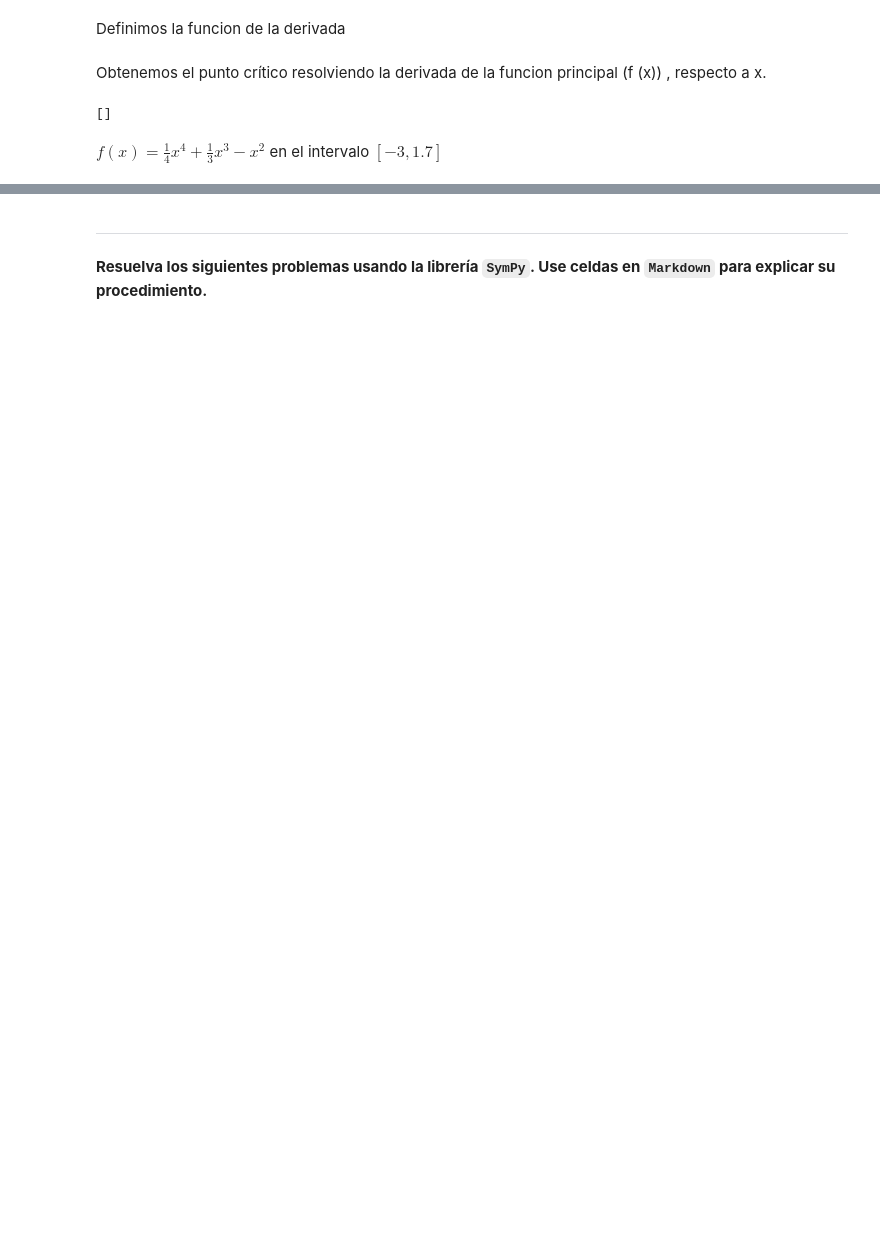
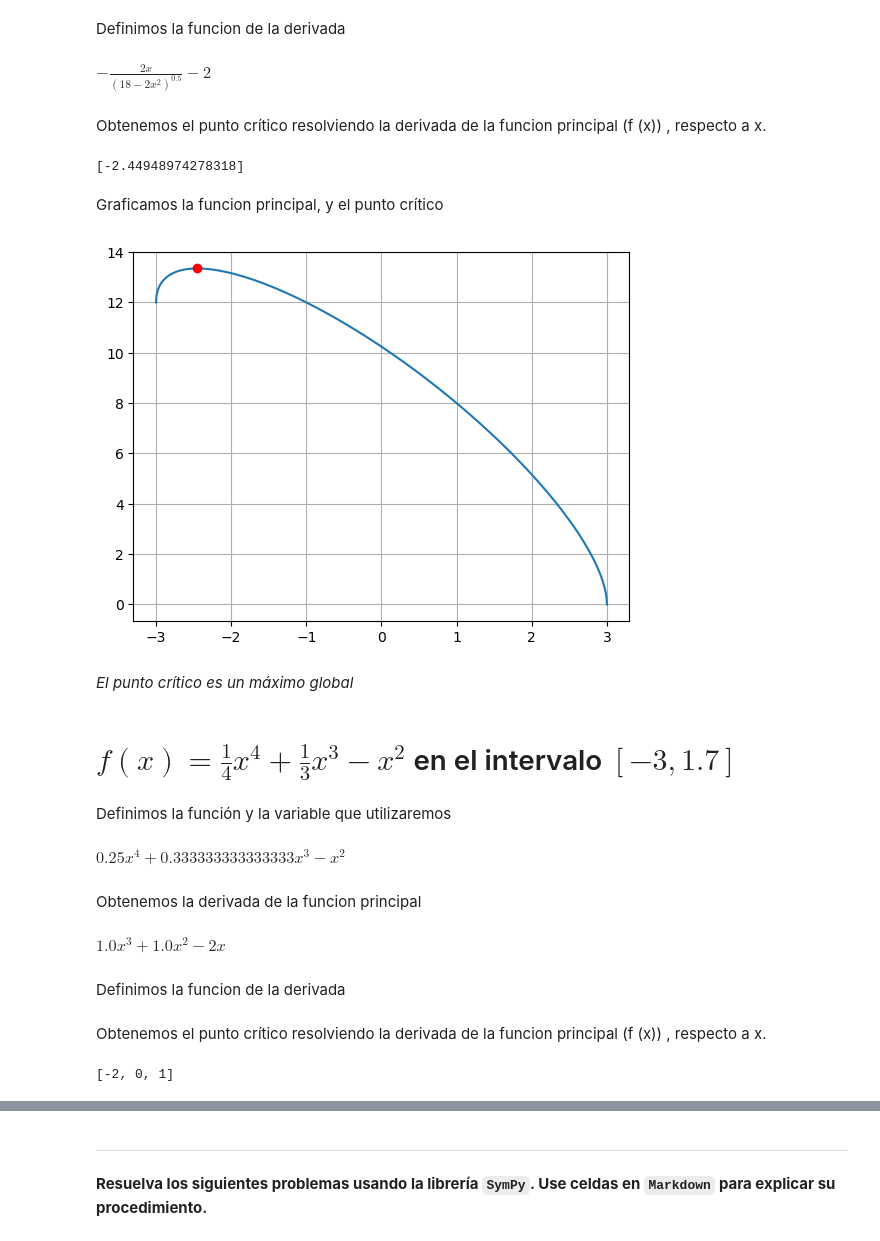
Before and after one commit to KevAyala/SimulacionMatematica, a Jupyter notebook: A02 - Sympy.ipynb, the cells around one changed output, grey strips where cells are left out. Drawn from its saved outputs; the diff is of its cells as text; code cells hidden in the pictures; blank space fills up the shorter version.

```diff
--- a/A02 - Sympy.ipynb
+++ b/A02 - Sympy.ipynb
@@ -106,7 +117,7 @@ plt.grid()
 Definimos la función y la variable que utilizaremos
 # %%
 def f(x):
-    return (6 - (2*x) + (sp.sqrt(18 - 2*x**2)))
+    return (6 - 2*x + (18 - 2*x **2)**(1/2))
 
 sp.var("x")
 f(x)
@@ -124,13 +135,50 @@ $\displaystyle - \frac{2 x}{\sqrt{18 - 2 x^{2}}} - 2$
 Definimos la funcion de la derivada
 # %%
 def df(x):
-    return (-(sp.sqrt(18 - 2*x**2)) - 2)
+    return (-(2*x) / ((18 - 2*x**2)**(1/2)) - 2)
+df(x)
+# %% [output]
+$\displaystyle - \frac{2 x}{\left(18 - 2 x^{2}\right)^{0.5}} - 2$
 # %% [markdown]
 Obtenemos el punto crítico resolviendo la derivada de la funcion principal (f (x)) , respecto a x.
 # %%
 pc = sp.solve(df(x), x)
 pc
 # %% [output]
-[]
+[-2.44948974278318]
+# %% [markdown]
+Graficamos la funcion principal, y el punto crítico
+# %%
+xn = np.linspace(-3, 3, 1000)
+yn = f(xn)
+
+plt.figure()
+plt.plot(xn, yn)
+plt.plot(pc[0], f(pc[0]), "or")
+plt.grid()
+# %% [output]
+[figure, added]
+# %% [markdown]
+*El punto crítico es un máximo global*
 # %% [markdown]
-$f(x)=\frac{1}{4}x^4+\frac{1}{3}x^3-x^2$ en el intervalo $[-3,1.7]$
+# $f(x)=\frac{1}{4}x^4+\frac{1}{3}x^3-x^2$ en el intervalo $[-3,1.7]$
+# %% [markdown]
+Definimos la función y la variable que utilizaremos
+# %%
+def f(x):
+    return ((1/4*x**4) + (1/3*x**3) - x**2)
+
+sp.var("x")
+f(x)
+# %% [output]
+$\displaystyle 0.25 x^{4} + 0.333333333333333 x^{3} - x^{2}$
+# %% [markdown]
+Obtenemos la derivada de la funcion principal
+# %%
+df = sp.diff(f(x), x)
+
+df
+# %% [output]
+$\displaystyle 1.0 x^{3} + 1.0 x^{2} - 2 x$
+# %% [markdown]
+Definimos la funcion de la derivada
@@ -136,0 +188,7 @@ $f(x)=\frac{1}{4}x^4+\frac{1}{3}x^3-x^2$ en el intervalo $[-3,1.7]$
+# %% [markdown]
+Obtenemos el punto crítico resolviendo la derivada de la funcion principal (f (x)) , respecto a x.
+# %%
+pc = sp.solve(df(x), x)
+pc
+# %% [output]
+[-2, 0, 1]
```
Also changed, not shown: parts of 59 cells of this notebook.
